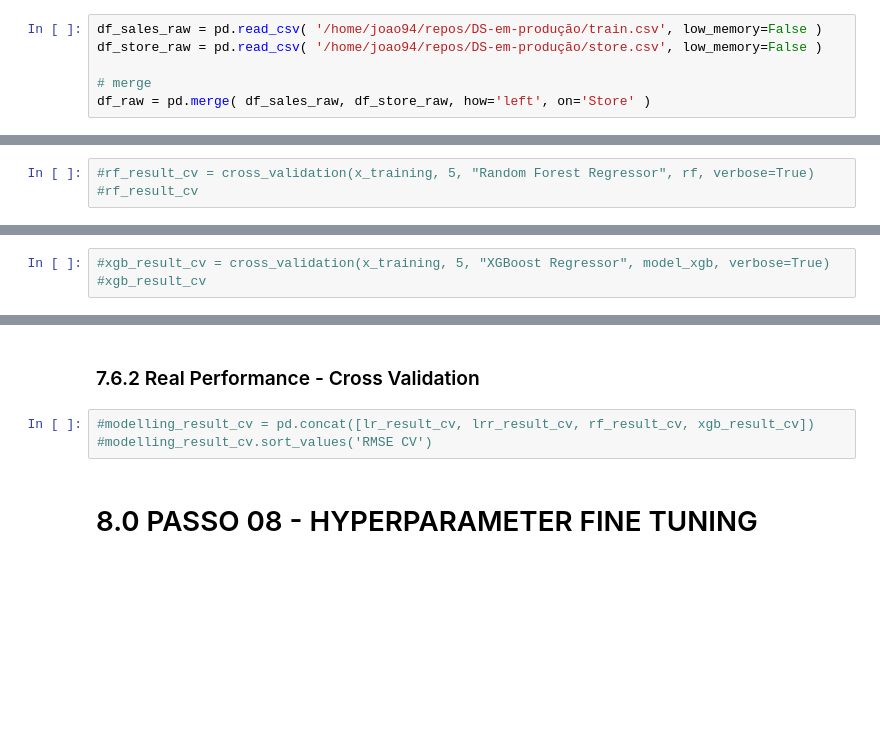
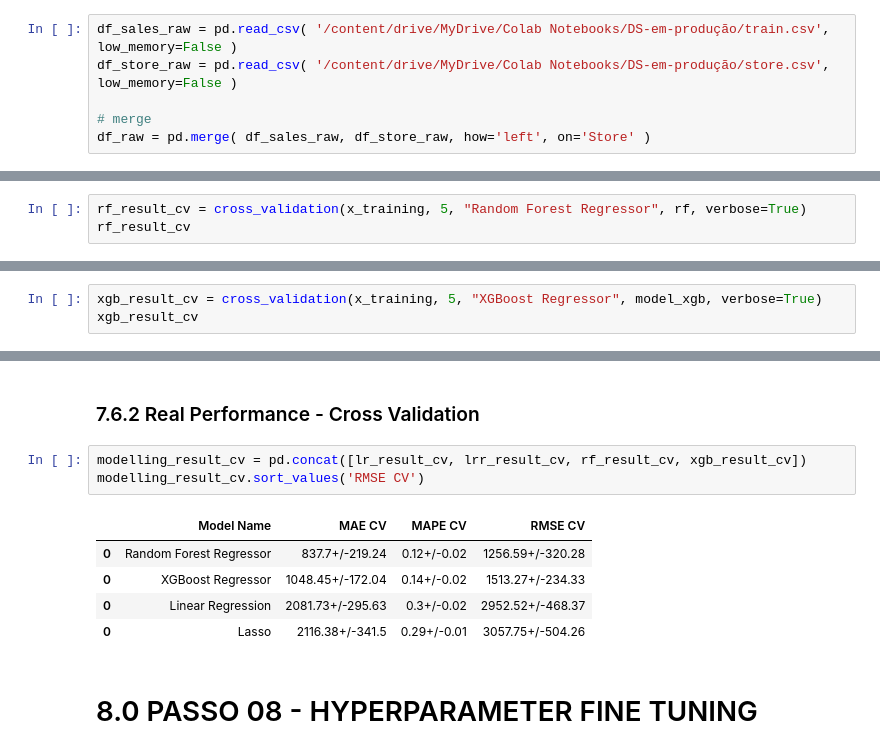
Before and after one commit to jpsouzarocha/ds-rossmann, a Jupyter notebook: m10_v01_store_sales_prediction.ipynb, the cells around one changed output, grey strips where cells are left out. Saved outputs shown, nothing was run; the diff lists cells and outputs as text; blank space fills up the shorter version.

```diff
--- a/m10_v01_store_sales_prediction.ipynb
+++ b/m10_v01_store_sales_prediction.ipynb
@@ -119,8 +119,8 @@ Populating the interactive namespace from numpy and matplotlib
 # %% [markdown]
 ## 0.2. Loading data
 # %%
-df_sales_raw = pd.read_csv( '/home/joao94/repos/DS-em-produção/train.csv', low_memory=False )
-df_store_raw = pd.read_csv( '/home/joao94/repos/DS-em-produção/store.csv', low_memory=False )
+df_sales_raw = pd.read_csv( '/content/drive/MyDrive/Colab Notebooks/DS-em-produção/train.csv', low_memory=False )
+df_store_raw = pd.read_csv( '/content/drive/MyDrive/Colab Notebooks/DS-em-produção/store.csv', low_memory=False )
 
 # merge
 df_raw = pd.merge( df_sales_raw, df_store_raw, how='left', on='Store' )
@@ -1016,5 +1016,5 @@ rf_result
 # %% [markdown]
 ### 7.4.1 Random Forest Regressor - Cross Validation
 # %%
-#rf_result_cv = cross_validation(x_training, 5, "Random Forest Regressor", rf, verbose=True)
-#rf_result_cv
+rf_result_cv = cross_validation(x_training, 5, "Random Forest Regressor", rf, verbose=True)
+rf_result_cv
@@ -1042,5 +1054,5 @@ xgb_result
 # %% [markdown]
 ### 7.5.1 XGBoost Regressor - Cross Validation
 # %%
-#xgb_result_cv = cross_validation(x_training, 5, "XGBoost Regressor", model_xgb, verbose=True)
-#xgb_result_cv
+xgb_result_cv = cross_validation(x_training, 5, "XGBoost Regressor", model_xgb, verbose=True)
+xgb_result_cv
@@ -1061,8 +1085,14 @@ modelling_result.sort_values('RMSE')
 # %% [markdown]
 ### 7.6.2 Real Performance - Cross Validation
 # %%
-#modelling_result_cv = pd.concat([lr_result_cv, lrr_result_cv, rf_result_cv, xgb_result_cv])
-#modelling_result_cv.sort_values('RMSE CV')
+modelling_result_cv = pd.concat([lr_result_cv, lrr_result_cv, rf_result_cv, xgb_result_cv])
+modelling_result_cv.sort_values('RMSE CV')
+# %% [output]
+|  | Model Name | MAE CV | MAPE CV | RMSE CV |
+| 0 | Random Forest Regressor | 837.7+/-219.24 | 0.12+/-0.02 | 1256.59+/-320.28 |
+| 0 | XGBoost Regressor | 1048.45+/-172.04 | 0.14+/-0.02 | 1513.27+/-234.33 |
+| 0 | Linear Regression | 2081.73+/-295.63 | 0.3+/-0.02 | 2952.52+/-468.37 |
+| 0 | Lasso | 2116.38+/-341.5 | 0.29+/-0.01 | 3057.75+/-504.26 |
 # %% [markdown]
 # 8.0 PASSO 08 - HYPERPARAMETER FINE TUNING
 # %% [markdown]
```
Also changed, not shown: parts of 10 cells of this notebook.
